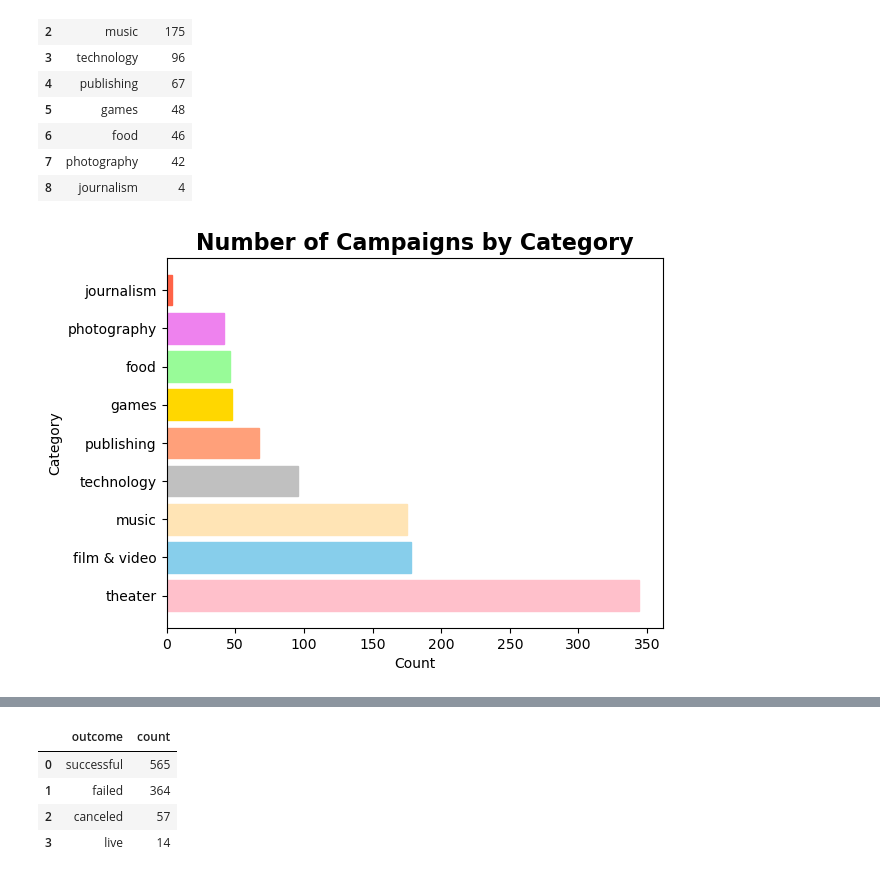
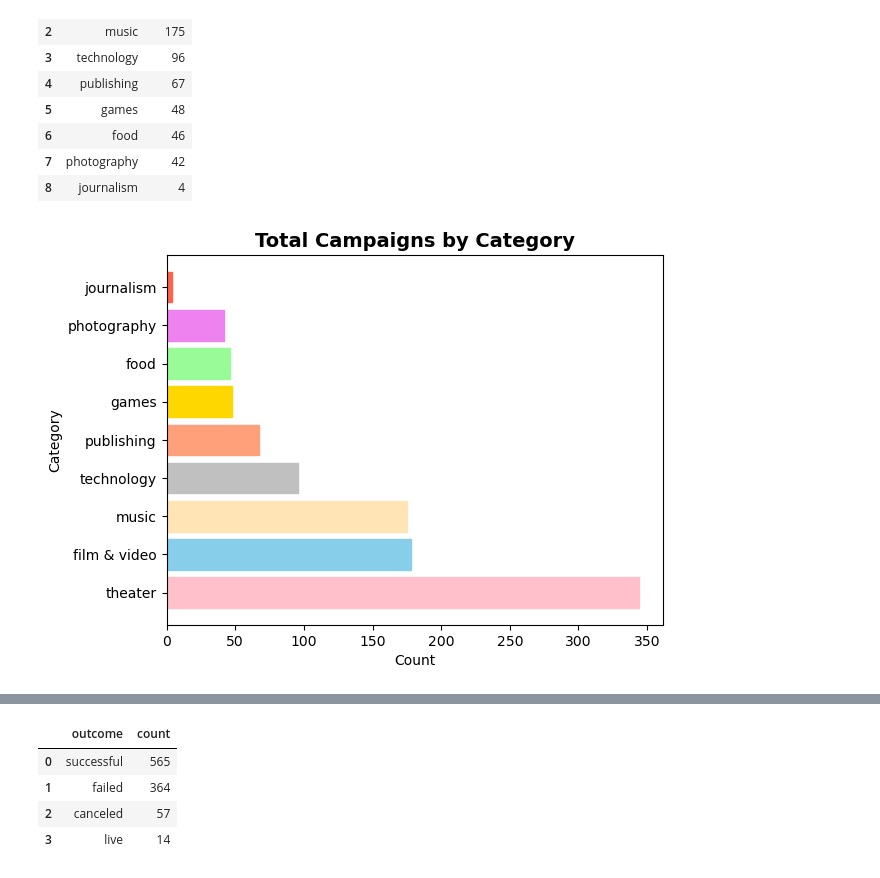
Before and after one commit to wrp94/project-2-group-20, a Jupyter notebook: query/queries.ipynb, the cells around one changed output, grey strips where cells are left out. Cells and saved outputs as stored; diff of their text form; code cells hidden in the pictures.

```diff
--- a/query/queries.ipynb
+++ b/query/queries.ipynb
@@ -109,26 +109,27 @@ category_counts
 # %%
 # Data for the horizontal bar graph
 category = category_counts['category']
 count = category_counts['count']
 
+# Create the figure and axis
 fig, ax = plt.subplots()
 
 # Create horizontal bars using Rectangle objects
 bars = ax.barh(category, count)
 
 # Define colors for each category
 colors = ['pink', 'skyblue', 'moccasin', 'silver', 'lightsalmon', 'gold', 'palegreen', 'violet', 'tomato']
 # Set random colors for each bar
 for i, bar in enumerate(bars):
     bar.set_color(colors[i])
 
 # Add labels and title
 plt.xlabel('Count')
 plt.ylabel('Category')
-plt.title('Number of Campaigns by Category', fontsize=16, fontweight='bold')
+plt.title('Total Campaigns by Category', fontsize=14, fontweight='bold')
 
 # Show the plot
 plt.show()
 # %% [output]
-[figure, old version]
+[figure, new version]
 # %%
```
Also changed, not shown: parts of 12 cells of this notebook, 3 other files.
